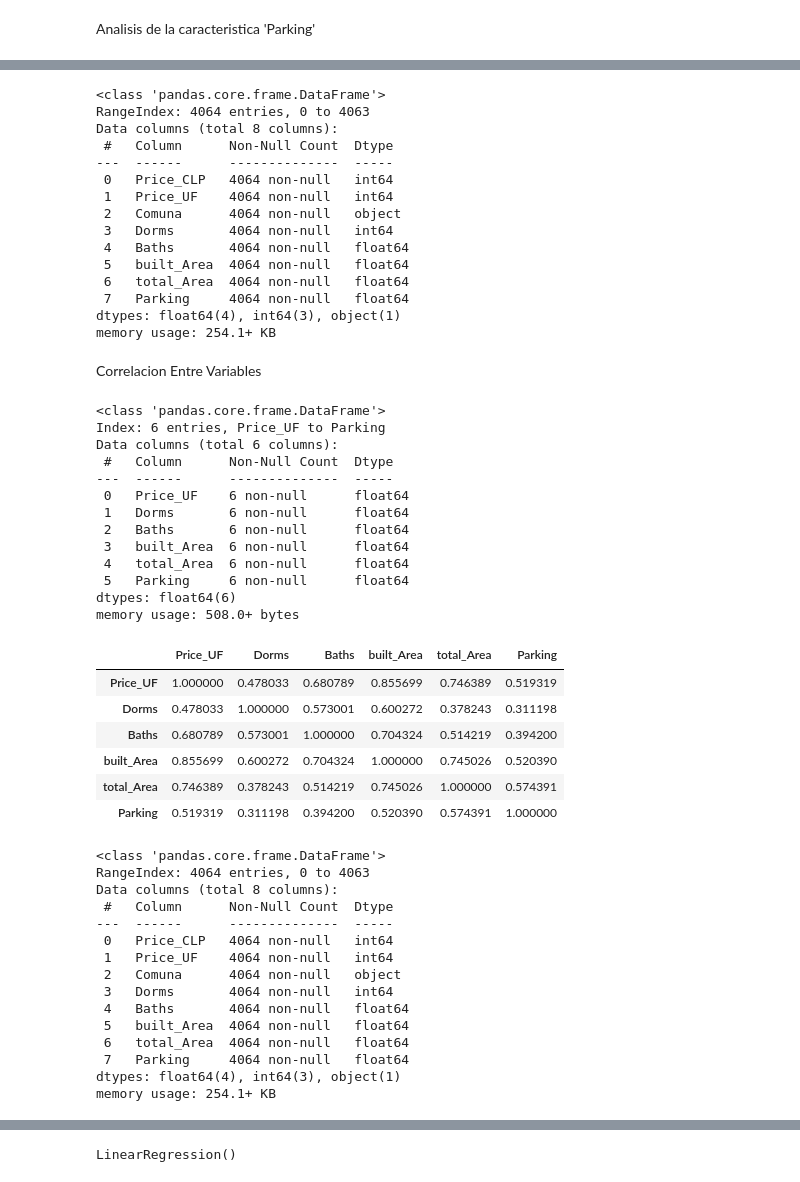
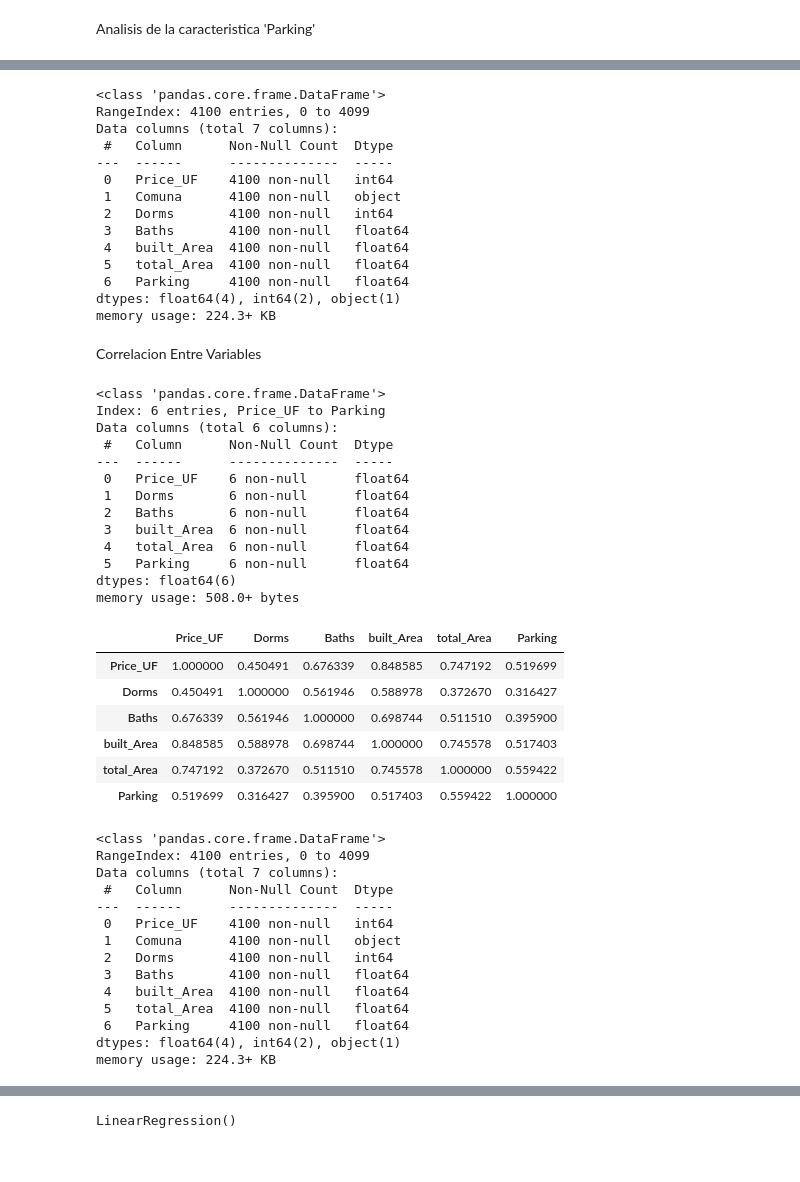
Before and after one commit to nicolo404/Proyecto_Semestral_ML, a Jupyter notebook: proyecto_ML.ipynb, the cells around one changed output, grey strips where cells are left out. Drawn from its saved outputs; the diff is of its cells as text; code cells hidden in the pictures.

```diff
--- a/proyecto_ML.ipynb
+++ b/proyecto_ML.ipynb
@@ -10,8 +12,7 @@ from sklearn import tree
 # %%
 dataset = pd.read_csv("2023_Precios_Casas_RM.csv")
-dataset=dataset.drop(['id','Realtor','Ubicacion','Price_USD'], axis=1)
+dataset=dataset.drop(['id','Realtor','Ubicacion','Price_USD','Price_CLP'], axis=1)
 
-##separar data.info() en otro codigo
 dataset.info()
 # %% [output]
 <class 'pandas.core.frame.DataFrame'>
@@ -267,4 +277,4 @@ dataset[dataset['Dorms'] > 8]
 # %%
-dataset = dataset.drop(dataset[dataset['Dorms'] >= 8].index).reset_index(drop=True)
+dataset = dataset.drop(dataset[dataset['Dorms'] >= 12].index).reset_index(drop=True)
 dataset['Dorms'].describe()
 # %% [output]
@@ -453,6 +462,6 @@ min         1.000000
 max        22.000000
 Name: Parking, dtype: float64
 # %%
-dataset = dataset.drop(dataset[dataset['Parking'] >= 12].index).reset_index(drop=True)
+dataset = dataset.drop(dataset[dataset['Parking'] >= 10].index).reset_index(drop=True)
 dataset['Parking'].describe()
 # %% [output]
@@ -486,65 +478,63 @@ Name: count, dtype: int64
 dataset.info()
 # %% [output]
 <class 'pandas.core.frame.DataFrame'>
-RangeIndex: 4064 entries, 0 to 4063
-Data columns (total 8 columns):
+RangeIndex: 4100 entries, 0 to 4099
+Data columns (total 7 columns):
  #   Column      Non-Null Count  Dtype
 ---  ------      --------------  -----
- 0   Price_CLP   4064 non-null   int64
- 1   Price_UF    4064 non-null   int64
- 2   Comuna      4064 non-null   object
- 3   Dorms       4064 non-null   int64
- 4   Baths       4064 non-null   float64
- 5   built_Area  4064 non-null   float64
- 6   total_Area  4064 non-null   float64
- 7   Parking     4064 non-null   float64
-dtypes: float64(4), int64(3), object(1)
-memory usage: 254.1+ KB
+ 0   Price_UF    4100 non-null   int64
+ 1   Comuna      4100 non-null   object
+ 2   Dorms       4100 non-null   int64
+ 3   Baths       4100 non-null   float64
+ 4   built_Area  4100 non-null   float64
+ 5   total_Area  4100 non-null   float64
+ 6   Parking     4100 non-null   float64
+dtypes: float64(4), int64(2), object(1)
+memory usage: 224.3+ KB
 # %% [markdown]
 Correlacion Entre Variables
 # %%
-correlacion=dataset.drop(['Price_CLP','Comuna'], axis=1).corr()
+correlacion=dataset.drop(['Comuna'], axis=1).corr()
 correlacion.info()
 correlacion
 # %% [output]
 <class 'pandas.core.frame.DataFrame'>
 Index: 6 entries, Price_UF to Parking
 Data columns (total 6 columns):
  #   Column      Non-Null Count  Dtype
 ---  ------      --------------  -----
  0   Price_UF    6 non-null      float64
  1   Dorms       6 non-null      float64
  2   Baths       6 non-null      float64
  3   built_Area  6 non-null      float64
  4   total_Area  6 non-null      float64
  5   Parking     6 non-null      float64
 dtypes: float64(6)
 memory usage: 508.0+ bytes
 |  | Price_UF | Dorms | Baths | built_Area | total_Area | Parking |
-| Price_UF | 1.000000 | 0.478033 | 0.680789 | 0.855699 | 0.746389 | 0.519319 |
-| Dorms | 0.478033 | 1.000000 | 0.573001 | 0.600272 | 0.378243 | 0.311198 |
-| Baths | 0.680789 | 0.573001 | 1.000000 | 0.704324 | 0.514219 | 0.394200 |
-| built_Area | 0.855699 | 0.600272 | 0.704324 | 1.000000 | 0.745026 | 0.520390 |
-| total_Area | 0.746389 | 0.378243 | 0.514219 | 0.745026 | 1.000000 | 0.574391 |
-| Parking | 0.519319 | 0.311198 | 0.394200 | 0.520390 | 0.574391 | 1.000000 |
+| Price_UF | 1.000000 | 0.450491 | 0.676339 | 0.848585 | 0.747192 | 0.519699 |
+| Dorms | 0.450491 | 1.000000 | 0.561946 | 0.588978 | 0.372670 | 0.316427 |
+| Baths | 0.676339 | 0.561946 | 1.000000 | 0.698744 | 0.511510 | 0.395900 |
+| built_Area | 0.848585 | 0.588978 | 0.698744 | 1.000000 | 0.745578 | 0.517403 |
+| total_Area | 0.747192 | 0.372670 | 0.511510 | 0.745578 | 1.000000 | 0.559422 |
+| Parking | 0.519699 | 0.316427 | 0.395900 | 0.517403 | 0.559422 | 1.000000 |
 # %%
 dataset.info()
 # %% [output]
 <class 'pandas.core.frame.DataFrame'>
-RangeIndex: 4064 entries, 0 to 4063
-Data columns (total 8 columns):
+RangeIndex: 4100 entries, 0 to 4099
+Data columns (total 7 columns):
  #   Column      Non-Null Count  Dtype
 ---  ------      --------------  -----
- 0   Price_CLP   4064 non-null   int64
- 1   Price_UF    4064 non-null   int64
- 2   Comuna      4064 non-null   object
- 3   Dorms       4064 non-null   int64
- 4   Baths       4064 non-null   float64
- 5   built_Area  4064 non-null   float64
- 6   total_Area  4064 non-null   float64
- 7   Parking     4064 non-null   float64
-dtypes: float64(4), int64(3), object(1)
-memory usage: 254.1+ KB
+ 0   Price_UF    4100 non-null   int64
+ 1   Comuna      4100 non-null   object
+ 2   Dorms       4100 non-null   int64
+ 3   Baths       4100 non-null   float64
+ 4   built_Area  4100 non-null   float64
+ 5   total_Area  4100 non-null   float64
+ 6   Parking     4100 non-null   float64
+dtypes: float64(4), int64(2), object(1)
+memory usage: 224.3+ KB
 # %%
 colores = sns.light_palette('salmon', as_cmap=True)
 mask = np.triu(correlacion)
```
Also changed, not shown: parts of 57 cells of this notebook.
